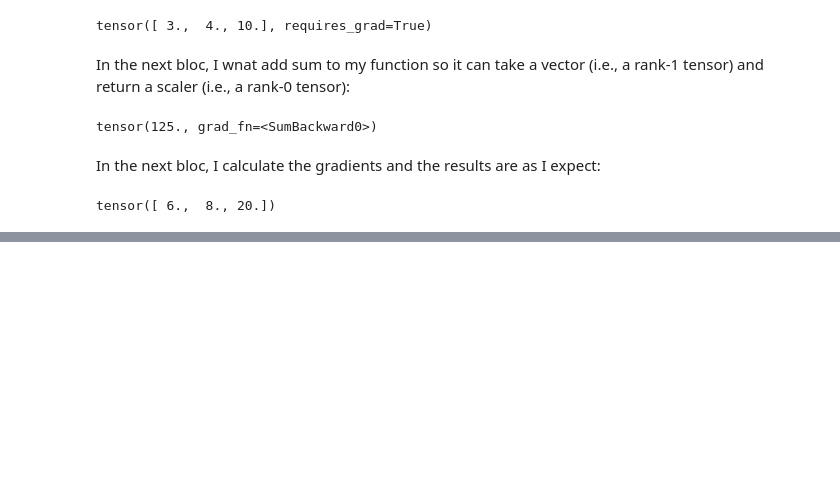
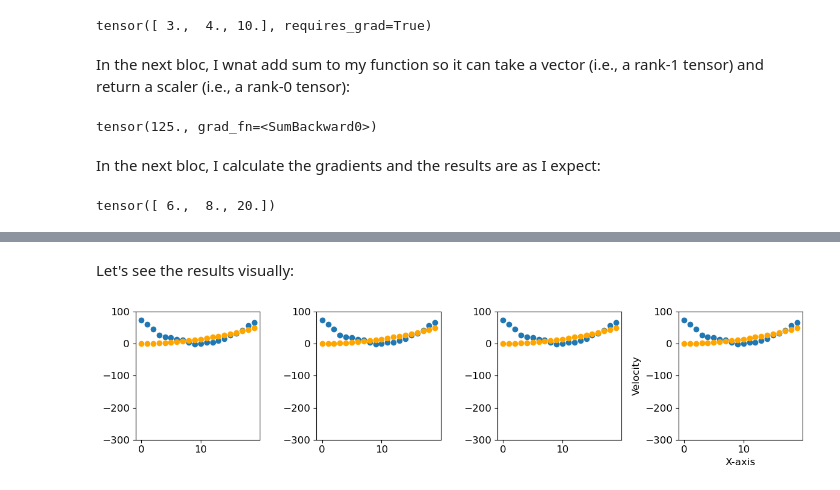
Before and after one commit to Ghaem313Ghaem/Resume, a Jupyter notebook: Artificial Intelligence/Three or Seven Digit Classifier.ipynb, the cells around one changed output, grey strips where cells are left out. Drawn from its saved outputs; the diff is of its cells as text; code cells hidden in the pictures; blank space fills up the shorter version.

```diff
--- a/Artificial Intelligence/Three or Seven Digit Classifier.ipynb
+++ b/Artificial Intelligence/Three or Seven Digit Classifier.ipynb
@@ -459,0 +578,10 @@ tensor([ 6.,  8., 20.])
+# %%
+def apply_step(params, prn=True):
+    preds = f_training_quadratic_guess(time, params)
+    loss = mse(preds, speed)
+    loss.backward()
+    params.data = params.data - lr * params.grad.data
+    params.grad = None
+    if prn:
+        print(loss.item())
+    return preds
@@ -459,0 +607,9 @@ tensor([ 6.,  8., 20.])
+# %% [markdown]
+Let's see the results visually:
+# %%
+_, axs = plt.subplots(1, 4, figsize=(12, 3))
+for ax in axs:
+    show_preds(apply_step(params, False), ax)
+plt.tight_layout()
+# %% [output]
+[figure, added]
```
Also changed, not shown: parts of 30 cells of this notebook.
